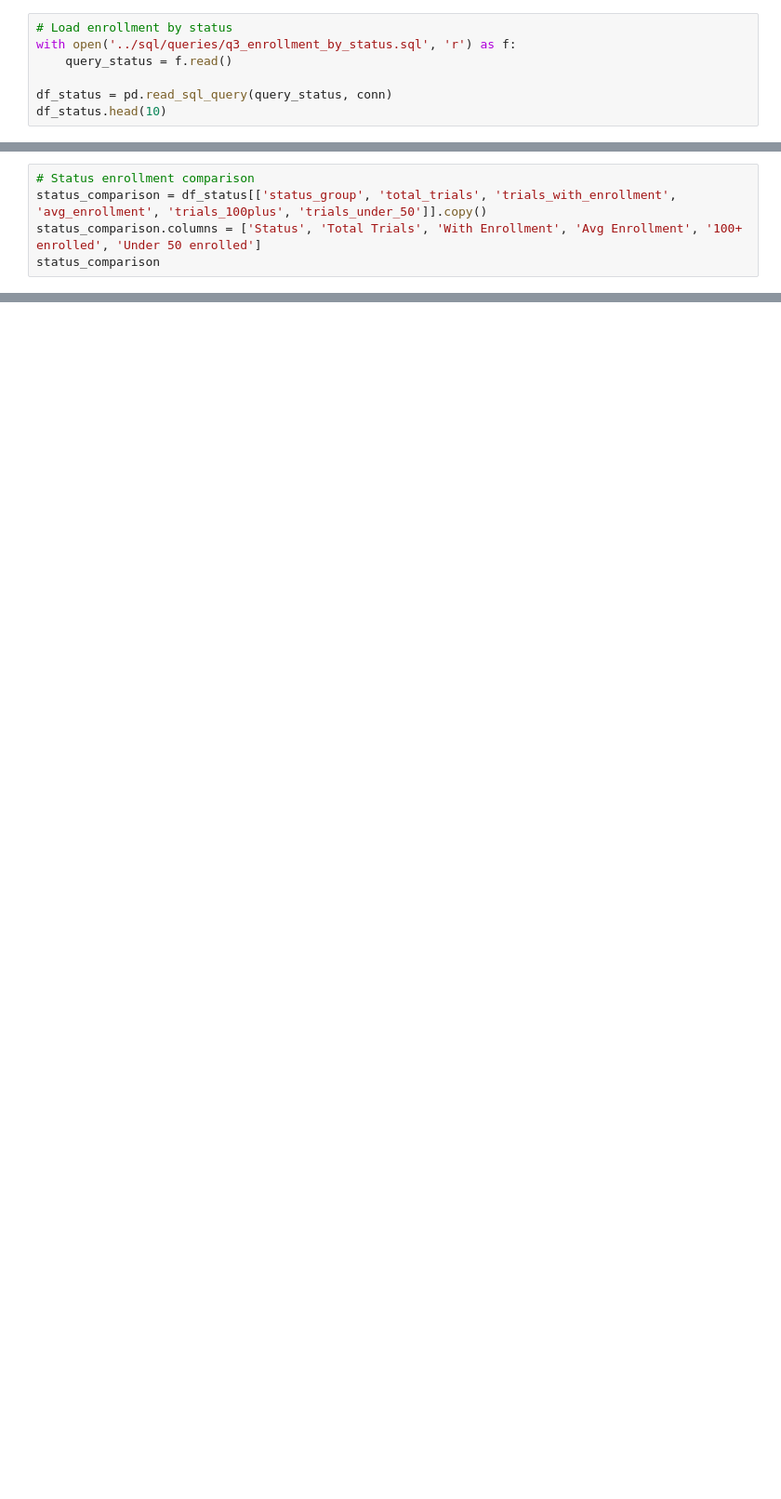
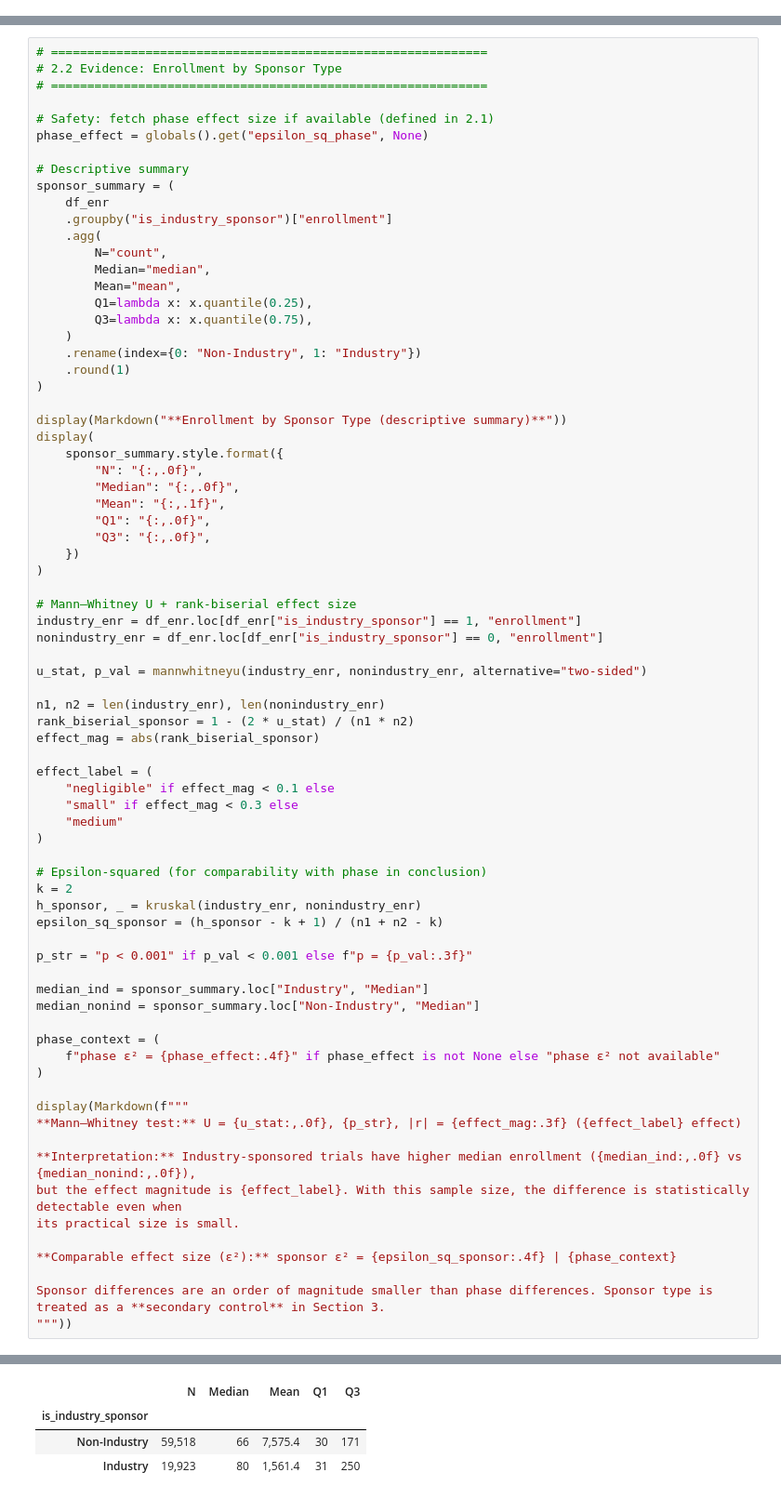
Before and after one commit to Pevicsanch/Clinical-Trial-Analytics, a Jupyter notebook: notebooks/03_enrollment_performance.ipynb, the cells around one changed output, grey strips where cells are left out. Shown at 93% size. Saved outputs shown, nothing was run; the diff lists cells and outputs as text; blank space fills up the shorter version.

```diff
--- a/notebooks/03_enrollment_performance.ipynb
+++ b/notebooks/03_enrollment_performance.ipynb
@@ -184,7 +790,0 @@ Large-scale cardiovascular and cancer trials likely require multi-site coordinat
-# %%
-# Load enrollment by status
-with open('../sql/queries/q3_enrollment_by_status.sql', 'r') as f:
-    query_status = f.read()
-
-df_status = pd.read_sql_query(query_status, conn)
-df_status.head(10)
@@ -234,5 +905,76 @@ fig_status.show()
 # %%
-# Status enrollment comparison
-status_comparison = df_status[['status_group', 'total_trials', 'trials_with_enrollment', 'avg_enrollment', 'trials_100plus', 'trials_under_50']].copy()
-status_comparison.columns = ['Status', 'Total Trials', 'With Enrollment', 'Avg Enrollment', '100+ enrolled', 'Under 50 enrolled']
-status_comparison
+# ============================================================
+# 2.2 Evidence: Enrollment by Sponsor Type
+# ============================================================
+
+# Safety: fetch phase effect size if available (defined in 2.1)
+phase_effect = globals().get("epsilon_sq_phase", None)
+
+# Descriptive summary
+sponsor_summary = (
+    df_enr
+    .groupby("is_industry_sponsor")["enrollment"]
+    .agg(
+        N="count",
+        Median="median",
+        Mean="mean",
+        Q1=lambda x: x.quantile(0.25),
+        Q3=lambda x: x.quantile(0.75),
+    )
+    .rename(index={0: "Non-Industry", 1: "Industry"})
+    .round(1)
+)
+
+display(Markdown("**Enrollment by Sponsor Type (descriptive summary)**"))
+display(
+    sponsor_summary.style.format({
+        "N": "{:,.0f}",
+        "Median": "{:,.0f}",
+        "Mean": "{:,.1f}",
+        "Q1": "{:,.0f}",
+        "Q3": "{:,.0f}",
+    })
+)
+
+# Mann–Whitney U + rank-biserial effect size
+industry_enr = df_enr.loc[df_enr["is_industry_sponsor"] == 1, "enrollment"]
+nonindustry_enr = df_enr.loc[df_enr["is_industry_sponsor"] == 0, "enrollment"]
+
+u_stat, p_val = mannwhitneyu(industry_enr, nonindustry_enr, alternative="two-sided")
+
+n1, n2 = len(industry_enr), len(nonindustry_enr)
+rank_biserial_sponsor = 1 - (2 * u_stat) / (n1 * n2)
+effect_mag = abs(rank_biserial_sponsor)
+
+effect_label = (
+    "negligible" if effect_mag < 0.1 else
+    "small" if effect_mag < 0.3 else
+    "medium"
+)
+
+# Epsilon-squared (for comparability with phase in conclusion)
+k = 2
+h_sponsor, _ = kruskal(industry_enr, nonindustry_enr)
+epsilon_sq_sponsor = (h_sponsor - k + 1) / (n1 + n2 - k)
+
+p_str = "p < 0.001" if p_val < 0.001 else f"p = {p_val:.3f}"
+
+median_ind = sponsor_summary.loc["Industry", "Median"]
+median_nonind = sponsor_summary.loc["Non-Industry", "Median"]
+
+phase_context = (
+    f"phase ε² = {phase_effect:.4f}" if phase_effect is not None else "phase ε² not available"
+)
+
+display(Markdown(f"""
+**Mann–Whitney test:** U = {u_stat:,.0f}, {p_str}, |r| = {effect_mag:.3f} ({effect_label} effect)
+
+**Interpretation:** Industry-sponsored trials have higher median enrollment ({median_ind:,.0f} vs {median_nonind:,.0f}),
+but the effect magnitude is {effect_label}. With this sample size, the difference is statistically detectable even when
+its practical size is small.
+
+**Comparable effect size (ε²):** sponsor ε² = {epsilon_sq_sponsor:.4f} | {phase_context}
+
+Sponsor differences are an order of magnitude smaller than phase differences. Sponsor type is treated as a **secondary control** in Section 3.
+"""))
+# %% [output]
@@ -238,0 +982,4 @@ status_comparison
+|  | N | Median | Mean | Q1 | Q3 |
+| is_industry_sponsor |  |  |  |  |  |
+| Non-Industry | 59,518 | 66 | 7,575.4 | 30 | 171 |
+| Industry | 19,923 | 80 | 1,561.4 | 31 | 250 |
```
Also changed, not shown: parts of 52 cells of this notebook, 1 other file.
